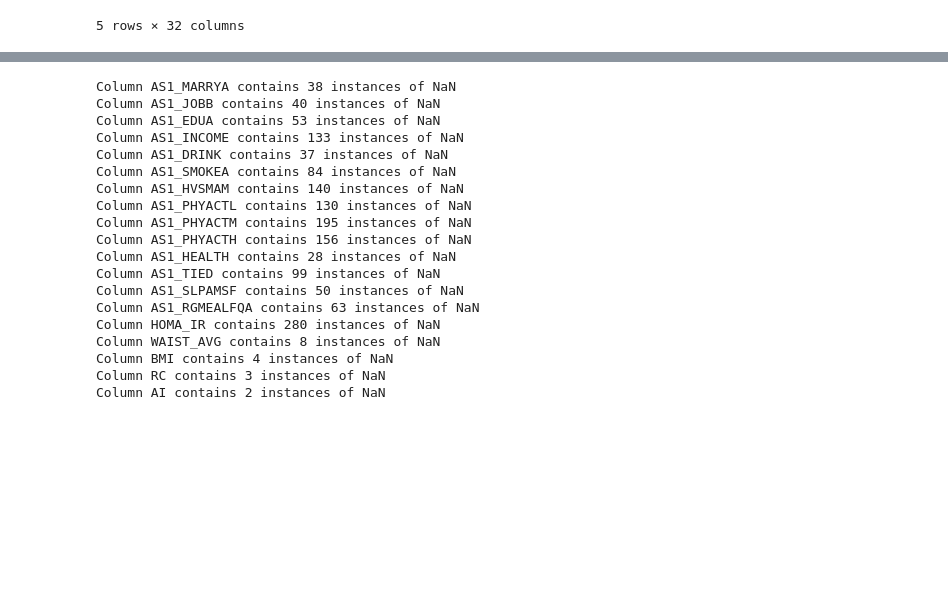
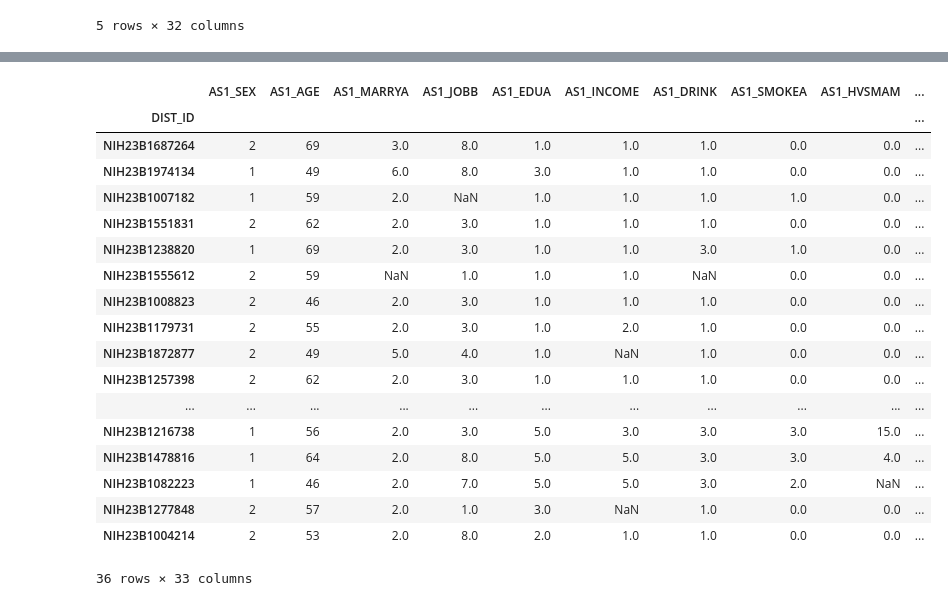
Before and after one commit to SH22Hwang/KoGES_CVD, a Jupyter notebook: ConIndVar.ipynb, the cells around one changed output, grey strips where cells are left out. Saved outputs shown, nothing was run; the diff lists cells and outputs as text; code cells hidden in the pictures; blank space fills up the shorter version.

```diff
--- a/ConIndVar.ipynb
+++ b/ConIndVar.ipynb
@@ -488,0 +586,2 @@ result_df.head()
+# %%
+y_all = pd.read_csv("Dataset\y_all.csv", index_col=0)
@@ -488,0 +620,3 @@ result_df.head()
+# %%
+temp = pd.concat([result_df, y_all['CVD']], axis=1, join='inner')
+temp.head()
@@ -488,0 +632,7 @@ result_df.head()
+# %%
+# 결측값이 하나라도 있는 행 찾기
+cvd_df = temp[temp.isna().any(axis=1)].copy()
+
+# 각 행의 결측값의 수, 'CVD' 칼럼의 값을 데이터프레임으로 만들기
+cvd_df['Missing_Values_Count'] = cvd_df.isna().sum(axis=1)
+cvd_df = cvd_df[['Missing_Values_Count', 'CVD']]
@@ -489 +663,26 @@ result_df.head()
+# %%
+mask_indices = cvd_df[cvd_df['CVD'] == 1].index
+temp_filtered = temp.loc[mask_indices]
+# %%
+temp_filtered
+# %% [output]
+|  | AS1_SEX | AS1_AGE | AS1_MARRYA | AS1_JOBB | AS1_EDUA | AS1_INCOME | AS1_DRINK | AS1_SMOKEA | AS1_HVSMAM | ... |
+| DIST_ID |  |  |  |  |  |  |  |  |  | ... |
+| NIH23B1687264 | 2 | 69 | 3.0 | 8.0 | 1.0 | 1.0 | 1.0 | 0.0 | 0.0 | ... |
+| NIH23B1974134 | 1 | 49 | 6.0 | 8.0 | 3.0 | 1.0 | 1.0 | 0.0 | 0.0 | ... |
+| NIH23B1007182 | 1 | 59 | 2.0 | NaN | 1.0 | 1.0 | 1.0 | 1.0 | 0.0 | ... |
+| NIH23B1551831 | 2 | 62 | 2.0 | 3.0 | 1.0 | 1.0 | 1.0 | 0.0 | 0.0 | ... |
+| NIH23B1238820 | 1 | 69 | 2.0 | 3.0 | 1.0 | 1.0 | 3.0 | 1.0 | 0.0 | ... |
+| NIH23B1555612 | 2 | 59 | NaN | 1.0 | 1.0 | 1.0 | NaN | 0.0 | 0.0 | ... |
+| NIH23B1008823 | 2 | 46 | 2.0 | 3.0 | 1.0 | 1.0 | 1.0 | 0.0 | 0.0 | ... |
+| NIH23B1179731 | 2 | 55 | 2.0 | 3.0 | 1.0 | 2.0 | 1.0 | 0.0 | 0.0 | ... |
+| NIH23B1872877 | 2 | 49 | 5.0 | 4.0 | 1.0 | NaN | 1.0 | 0.0 | 0.0 | ... |
+| NIH23B1257398 | 2 | 62 | 2.0 | 3.0 | 1.0 | 1.0 | 1.0 | 0.0 | 0.0 | ... |
+| ... | ... | ... | ... | ... | ... | ... | ... | ... | ... | ... |
+| NIH23B1216738 | 1 | 56 | 2.0 | 3.0 | 5.0 | 3.0 | 3.0 | 3.0 | 15.0 | ... |
+| NIH23B1478816 | 1 | 64 | 2.0 | 8.0 | 5.0 | 5.0 | 3.0 | 3.0 | 4.0 | ... |
+| NIH23B1082223 | 1 | 46 | 2.0 | 7.0 | 5.0 | 5.0 | 3.0 | 2.0 | NaN | ... |
+| NIH23B1277848 | 2 | 57 | 2.0 | 1.0 | 3.0 | NaN | 1.0 | 0.0 | 0.0 | ... |
+| NIH23B1004214 | 2 | 53 | 2.0 | 8.0 | 2.0 | 1.0 | 1.0 | 0.0 | 0.0 | ... |
+36 rows × 33 columns
 # %%
@@ -497,26 +689,0 @@ for col in result_df.columns:
-# %%
-# NaN
-for col in result_df.columns:
-    count = result_df[col].isna().sum()
-    if count > 0:
-        print(f'Column {col} contains {count} instances of NaN')
-# %% [output]
-Column AS1_MARRYA contains 38 instances of NaN
-Column AS1_JOBB contains 40 instances of NaN
-Column AS1_EDUA contains 53 instances of NaN
-Column AS1_INCOME contains 133 instances of NaN
-Column AS1_DRINK contains 37 instances of NaN
-Column AS1_SMOKEA contains 84 instances of NaN
-Column AS1_HVSMAM contains 140 instances of NaN
-Column AS1_PHYACTL contains 130 instances of NaN
-Column AS1_PHYACTM contains 195 instances of NaN
-Column AS1_PHYACTH contains 156 instances of NaN
-Column AS1_HEALTH contains 28 instances of NaN
-Column AS1_TIED contains 99 instances of NaN
-Column AS1_SLPAMSF contains 50 instances of NaN
-Column AS1_RGMEALFQA contains 63 instances of NaN
-Column HOMA_IR contains 280 instances of NaN
-Column WAIST_AVG contains 8 instances of NaN
-Column BMI contains 4 instances of NaN
-Column RC contains 3 instances of NaN
-Column AI contains 2 instances of NaN
```
Also changed, not shown: parts of 22 cells of this notebook.
